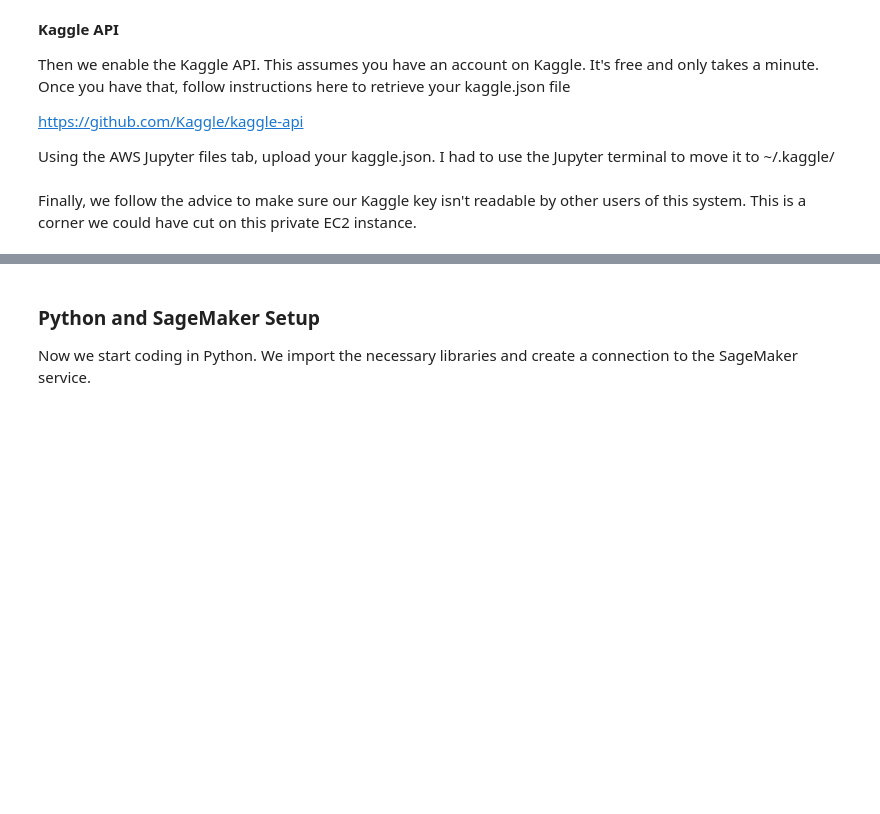
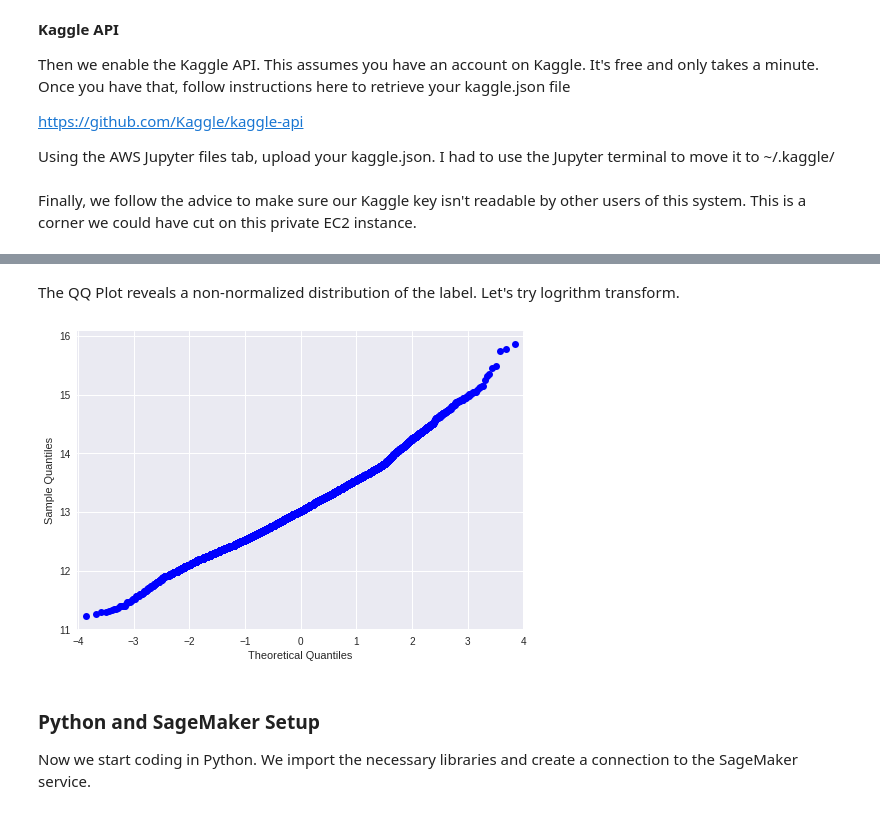
Before and after one commit to malanistamez/MLE-Projects, a Jupyter notebook: Capstone Project/predict_house_pricing_project.ipynb, the cells around one changed output, grey strips where cells are left out. Cells and saved outputs as stored; diff of their text form; code cells hidden in the pictures; blank space fills up the shorter version.

```diff
--- a/Capstone Project/predict_house_pricing_project.ipynb
+++ b/Capstone Project/predict_house_pricing_project.ipynb
@@ -70,3 +78,10 @@ Finally, we follow the advice to make sure our Kaggle key isn't readable by othe
+# %% [markdown]
+The QQ Plot reveals a non-normalized distribution of the label. Let's try logrithm transform.
+# %%
+fig=sm.qqplot(np.log(train['price']))
+plt.show()
+# %% [output]
+[figure, added]
 # %% [markdown]
 ### Python and SageMaker Setup
 
```
Also changed, not shown: parts of 21 cells of this notebook, 2 other files.
